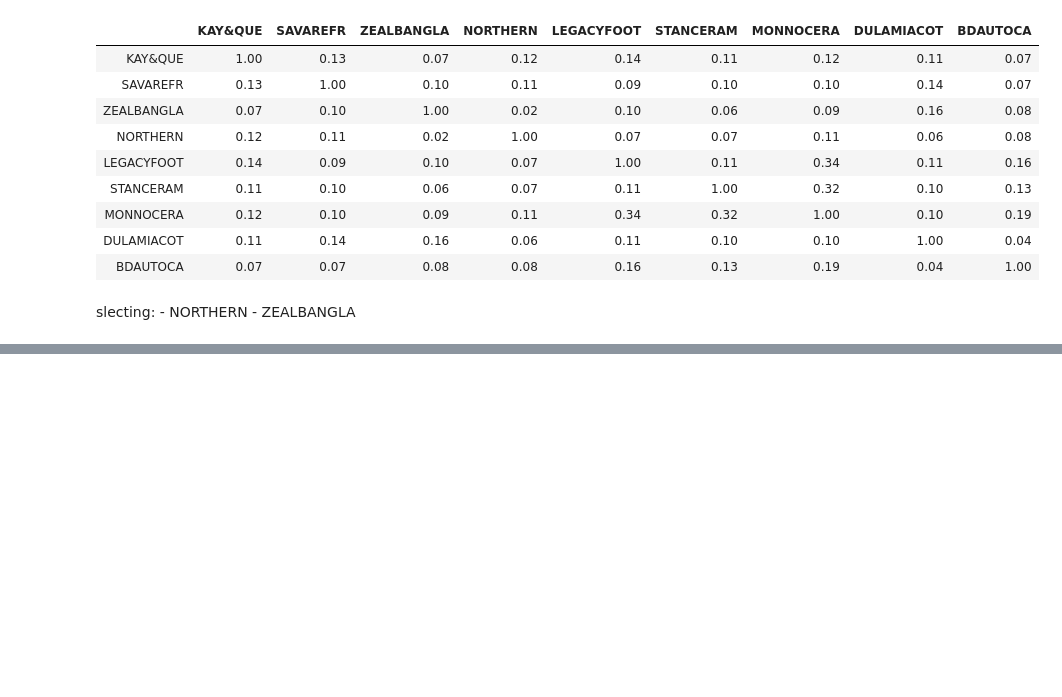
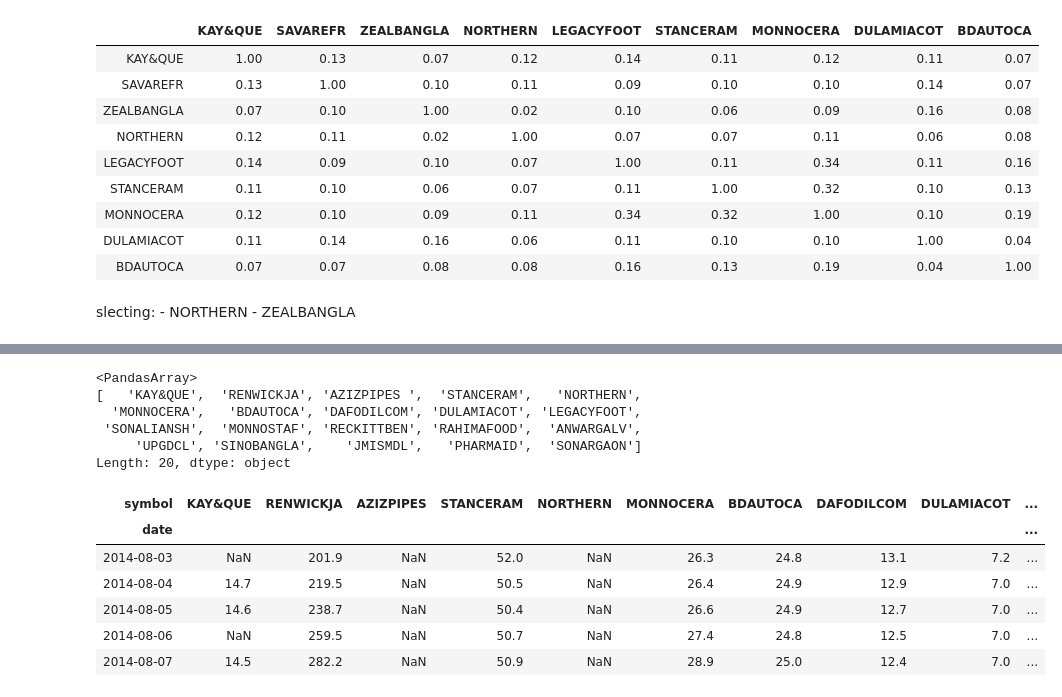
Before and after one commit to kalam360/dse-stock-analysis, a Jupyter notebook: sy-portfolio/analysis-starting-point.ipynb, the cells around one changed output, grey strips where cells are left out. Drawn from its saved outputs; the diff is of its cells as text; code cells hidden in the pictures; blank space fills up the shorter version.

```diff
--- a/sy-portfolio/analysis-starting-point.ipynb
+++ b/sy-portfolio/analysis-starting-point.ipynb
@@ -277,0 +418,5 @@ df_asset[['NORTHERN', 'ZEALBANGLA']]
+# %%
+sharpe_ratio_all = ((annual_return_all - .09 )/annual_std_all).sort_values(ascending = False)
+# %%
+top_symbols = sharpe_ratio_all[:20]
+top_symbols
@@ -277,0 +441,22 @@ df_asset[['NORTHERN', 'ZEALBANGLA']]
+# %%
+top_sym = top_symbols.index.array
+top_sym
+# %% [output]
+<PandasArray>
+[   'KAY&QUE',  'RENWICKJA', 'AZIZPIPES ',  'STANCERAM',   'NORTHERN',
+  'MONNOCERA',   'BDAUTOCA', 'DAFODILCOM', 'DULAMIACOT', 'LEGACYFOOT',
+ 'SONALIANSH',  'MONNOSTAF', 'RECKITTBEN', 'RAHIMAFOOD',  'ANWARGALV',
+     'UPGDCL', 'SINOBANGLA',    'JMISMDL',   'PHARMAID',  'SONARGAON']
+Length: 20, dtype: object
+# %%
+asset_risky = asset_desc[top_sym]
+# %%
+asset_risky.head()
+# %% [output]
+| symbol | KAY&QUE | RENWICKJA | AZIZPIPES | STANCERAM | NORTHERN | MONNOCERA | BDAUTOCA | DAFODILCOM | DULAMIACOT | ... |
+| date |  |  |  |  |  |  |  |  |  | ... |
+| 2014-08-03 | NaN | 201.9 | NaN | 52.0 | NaN | 26.3 | 24.8 | 13.1 | 7.2 | ... |
+| 2014-08-04 | 14.7 | 219.5 | NaN | 50.5 | NaN | 26.4 | 24.9 | 12.9 | 7.0 | ... |
+| 2014-08-05 | 14.6 | 238.7 | NaN | 50.4 | NaN | 26.6 | 24.9 | 12.7 | 7.0 | ... |
+| 2014-08-06 | NaN | 259.5 | NaN | 50.7 | NaN | 27.4 | 24.8 | 12.5 | 7.0 | ... |
+| 2014-08-07 | 14.5 | 282.2 | NaN | 50.9 | NaN | 28.9 | 25.0 | 12.4 | 7.0 | ... |
```
Also changed, not shown: parts of 36 cells of this notebook.
